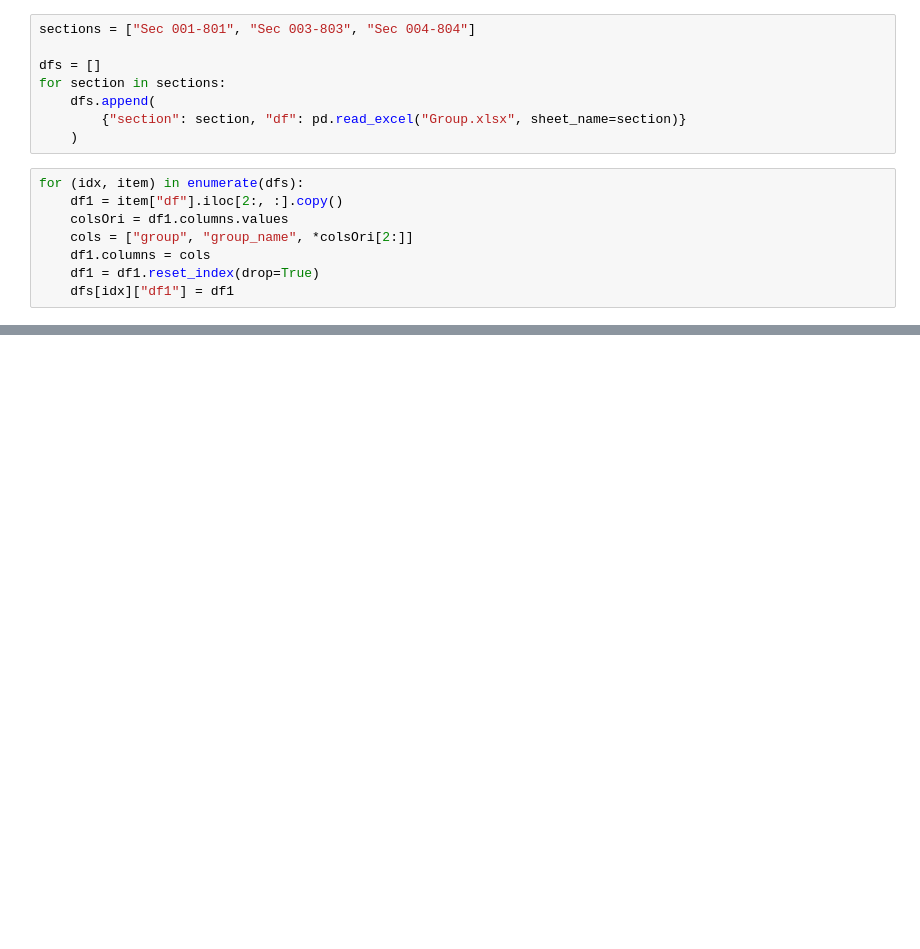
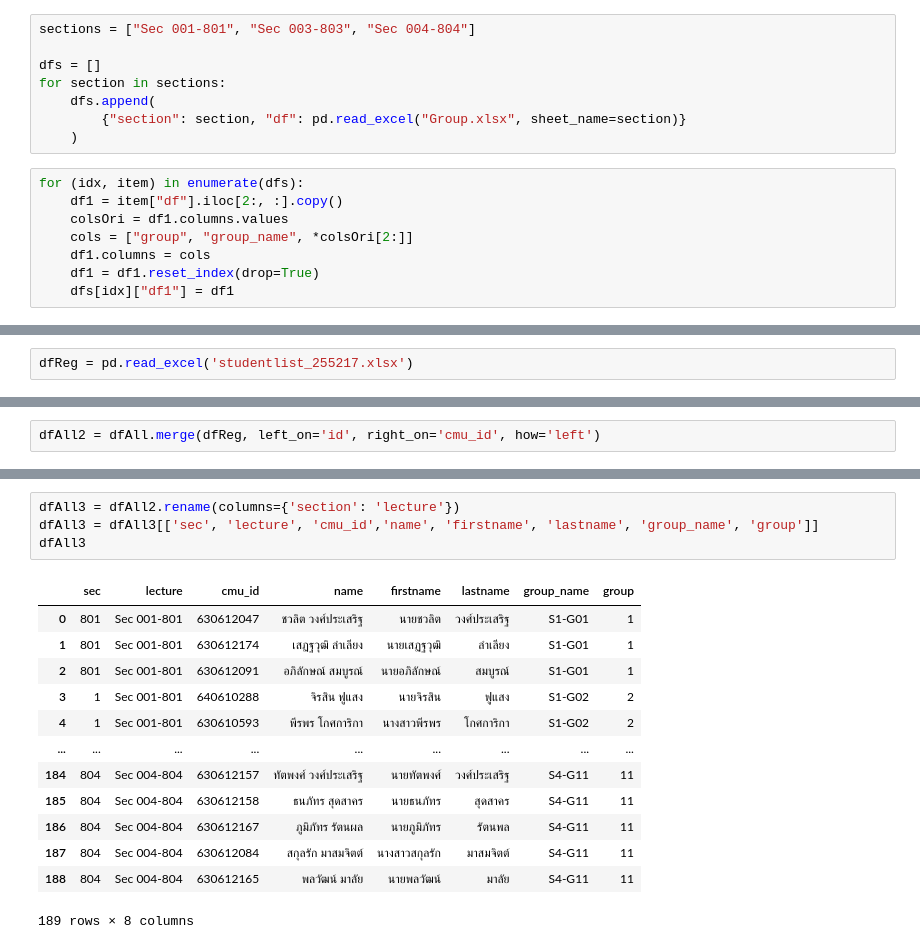
Before and after one commit to prodsup-66/prod-sup-2564-2, a Jupyter notebook: Code/group-project/group.ipynb, the cells around one changed output, grey strips where cells are left out. Drawn from its saved outputs; the diff is of its cells as text; blank space fills up the shorter version.

```diff
--- a/Code/group-project/group.ipynb
+++ b/Code/group-project/group.ipynb
@@ -87,0 +100,2 @@ display(dfAll)
+# %%
+dfReg = pd.read_excel('studentlist_255217.xlsx')
@@ -87,0 +118,2 @@ display(dfAll)
+# %%
+dfAll2 = dfAll.merge(dfReg, left_on='id', right_on='cmu_id', how='left')
@@ -87,0 +133,18 @@ display(dfAll)
+# %%
+dfAll3 = dfAll2.rename(columns={'section': 'lecture'})
+dfAll3 = dfAll3[['sec', 'lecture', 'cmu_id','name', 'firstname', 'lastname', 'group_name', 'group']]
+dfAll3
+# %% [output]
+|  | sec | lecture | cmu_id | name | firstname | lastname | group_name | group |
+| 0 | 801 | Sec 001-801 | 630612047 | ชวลิต วงศ์ประเสริฐ | นายชวลิต | วงศ์ประเสริฐ | S1-G01 | 1 |
+| 1 | 801 | Sec 001-801 | 630612174 | เสฏฐวุฒิ ลำเลียง | นายเสฏฐวุฒิ | ลำเลียง | S1-G01 | 1 |
+| 2 | 801 | Sec 001-801 | 630612091 | อภิลักษณ์ สมบูรณ์ | นายอภิลักษณ์ | สมบูรณ์ | S1-G01 | 1 |
+| 3 | 1 | Sec 001-801 | 640610288 | จิรสิน ฟูแสง | นายจิรสิน | ฟูแสง | S1-G02 | 2 |
+| 4 | 1 | Sec 001-801 | 630610593 | พีรพร โกศการิกา | นางสาวพีรพร | โกศการิกา | S1-G02 | 2 |
+| ... | ... | ... | ... | ... | ... | ... | ... | ... |
+| 184 | 804 | Sec 004-804 | 630612157 | ทัตพงศ์ วงศ์ประเสริฐ | นายทัตพงศ์ | วงศ์ประเสริฐ | S4-G11 | 11 |
+| 185 | 804 | Sec 004-804 | 630612158 | ธนภัทร สุดสาคร | นายธนภัทร | สุดสาคร | S4-G11 | 11 |
+| 186 | 804 | Sec 004-804 | 630612167 | ภูมิภัทร รัตนผล | นายภูมิภัทร | รัตนพล | S4-G11 | 11 |
+| 187 | 804 | Sec 004-804 | 630612084 | สกุลรัก มาสมจิตต์ | นางสาวสกุลรัก | มาสมจิตต์ | S4-G11 | 11 |
+| 188 | 804 | Sec 004-804 | 630612165 | พลวัฒน์ มาลัย | นายพลวัฒน์ | มาลัย | S4-G11 | 11 |
+189 rows × 8 columns
```
Also changed, not shown: parts of 7 cells of this notebook, 3 other files.
